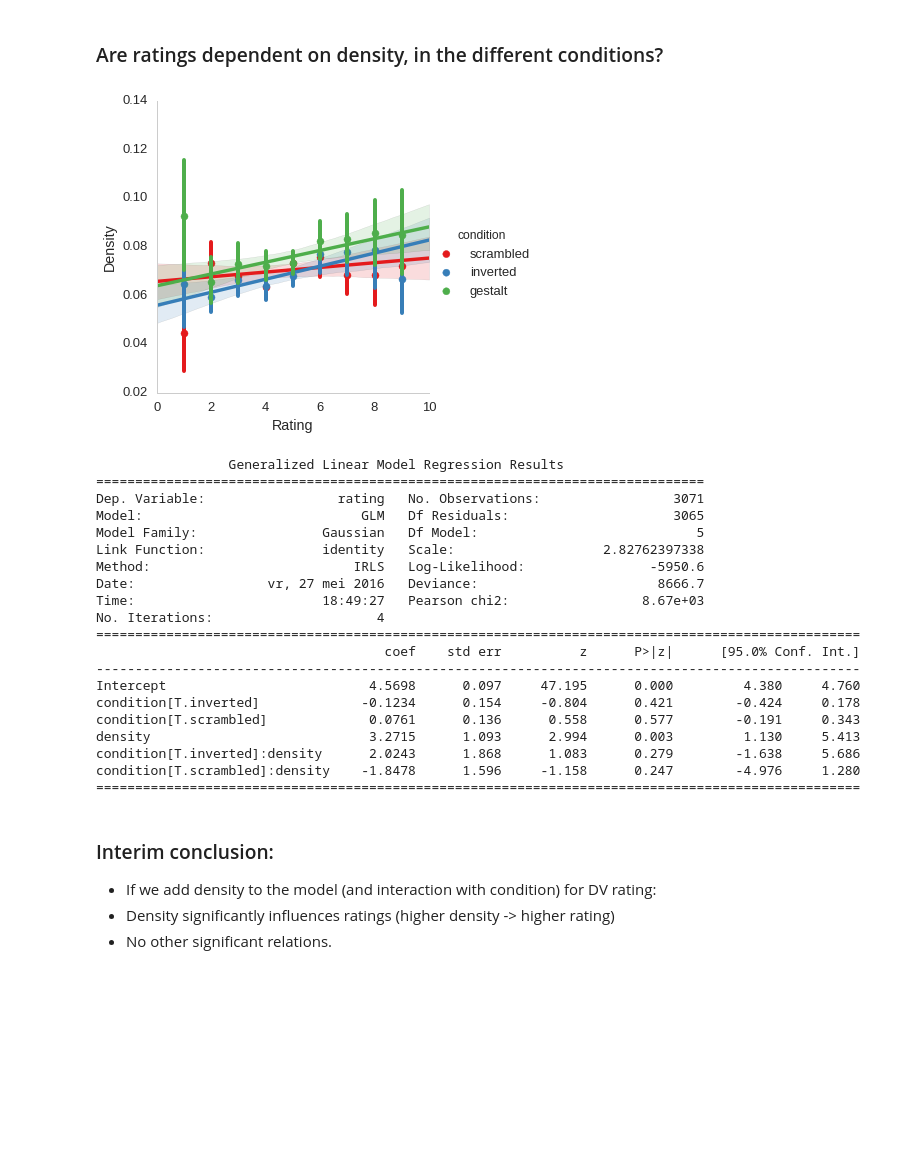
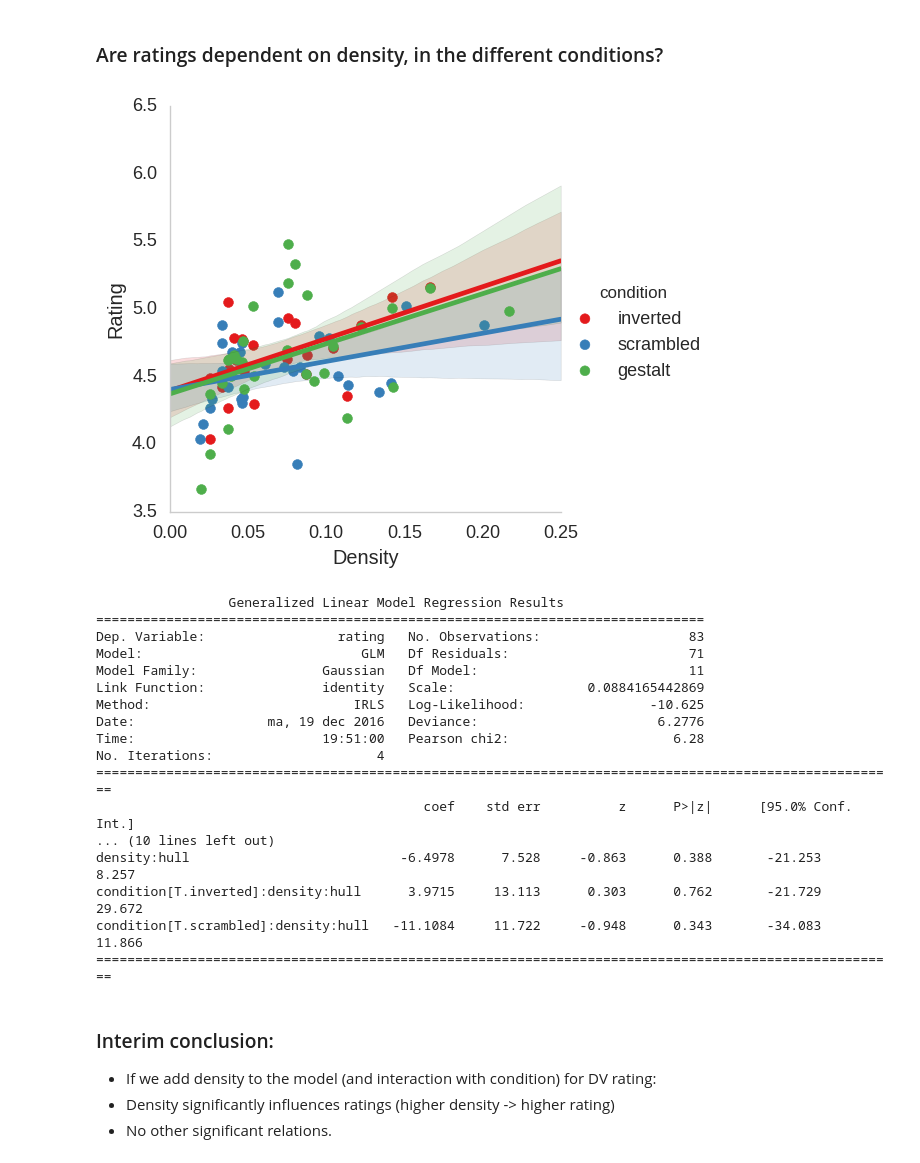
Before and after one commit to hoenir/GestaltAppreciation, a Jupyter notebook: analysis/AppreciationNumerosity.ipynb, the cells around one changed output. Saved outputs shown, nothing was run; the diff lists cells and outputs as text; code cells hidden in the pictures; blank space fills up the shorter version.

```diff
--- a/analysis/AppreciationNumerosity.ipynb
+++ b/analysis/AppreciationNumerosity.ipynb
@@ -310,7 +323,7 @@ def distance(p1,p2):
 
 
 # get data file names
-files = gui.fileOpenDlg("../images", allowed="bmp files (*.bmp)|*.bmp")
+files = gui.fileOpenDlg("../images)")#, allowed="bmp files (*.bmp)|*.bmp")
 
 d = []
 
@@ -361,3 +374,8 @@ for filename in files:
 
 #print(d)
 stims = pd.DataFrame(d)
+# %%
+# make dataset where row is image
+
+dfim = dfApp.groupby(['images','condition'])['rating'].mean()
+dfim= dfim.reset_index()
@@ -364,5 +389,6 @@ stims = pd.DataFrame(d)
 # %%
-dfmerged= pd.merge(dfApp, stims, how='outer', on='images')
+dfmerged= pd.merge(dfim, stims, how='outer', on='images')
+dfmerged.to_csv("dataLikingWithLowlevel.csv")
 # %%
 #stims.loc[:,"img"]= stims.images.str.extract("(\d+)")
 #stims.loc[:,['density','img']].sort_values('img')
@@ -510,15 +538,16 @@ condition[T.scrambled]    -0.0053      0.002     -2.903      0.004        -0.009
 # %% [markdown]
 ### Are ratings dependent on density, in the different conditions?
 # %%
-sns.lmplot(x="rating", y="density", hue="condition", data=dfmerged, x_estimator=np.mean, palette="Set1");
-sns.axlabel("Rating", "Density")
+g= sns.lmplot(x="density", y="rating",\
+              hue="condition", data=dfmerged, x_estimator=np.mean, palette="Set1");
+g.set(xlabel='Density', ylabel='Rating');
 sns.set_style("whitegrid",{"axes.grid": False})
 # %% [output]
-[figure, old version]
+[figure, new version]
 # %%
 # GLM test
 
-model = smf.glm(formula="rating ~ condition * density", data=dfmerged)
+model = smf.glm(formula="rating ~ condition * density * hull", data=dfmerged)
 #model = smf.ols(formula="rating ~ hull", data=dfmerged)
 
 results = model.fit()
@@ -526,24 +555,21 @@ print(results.summary())
 # %% [output]
                  Generalized Linear Model Regression Results
 ==============================================================================
-Dep. Variable:                 rating   No. Observations:                 3071
-Model:                            GLM   Df Residuals:                     3065
-Model Family:                Gaussian   Df Model:                            5
-Link Function:               identity   Scale:                   2.82762397338
-Method:                          IRLS   Log-Likelihood:                -5950.6
-Date:                 vr, 27 mei 2016   Deviance:                       8666.7
-Time:                        18:49:27   Pearson chi2:                 8.67e+03
+Dep. Variable:                 rating   No. Observations:                   83
+Model:                            GLM   Df Residuals:                       71
+Model Family:                Gaussian   Df Model:                           11
+Link Function:               identity   Scale:                 0.0884165442869
+Method:                          IRLS   Log-Likelihood:                -10.625
+Date:                 ma, 19 dec 2016   Deviance:                       6.2776
+Time:                        19:51:00   Pearson chi2:                     6.28
 No. Iterations:                     4
-==================================================================================================
-                                     coef    std err          z      P>|z|      [95.0% Conf. Int.]
---------------------------------------------------------------------------------------------------
-Intercept                          4.5698      0.097     47.195      0.000         4.380     4.760
-condition[T.inverted]             -0.1234      0.154     -0.804      0.421        -0.424     0.178
-condition[T.scrambled]             0.0761      0.136      0.558      0.577        -0.191     0.343
-density                            3.2715      1.093      2.994      0.003         1.130     5.413
-condition[T.inverted]:density      2.0243      1.868      1.083      0.279        -1.638     5.686
-condition[T.scrambled]:density    -1.8478      1.596     -1.158      0.247        -4.976     1.280
-==================================================================================================
+=======================================================================================================
+                                          coef    std err          z      P>|z|      [95.0% Conf. Int.]
+... (10 lines left out)
+density:hull                           -6.4978      7.528     -0.863      0.388       -21.253     8.257
+condition[T.inverted]:density:hull      3.9715     13.113      0.303      0.762       -21.729    29.672
+condition[T.scrambled]:density:hull   -11.1084     11.722     -0.948      0.343       -34.083    11.866
+=======================================================================================================
 # %% [markdown]
 ### Interim conclusion:
 
```
Also changed, not shown: parts of 21 cells of this notebook, 3 other files.
